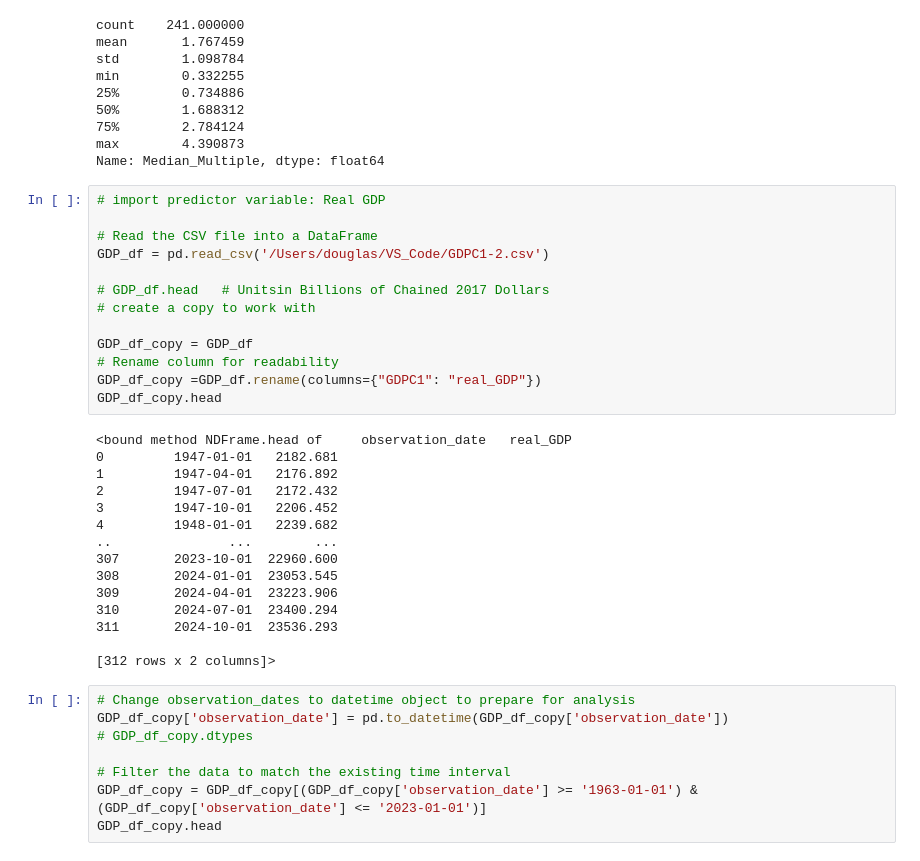
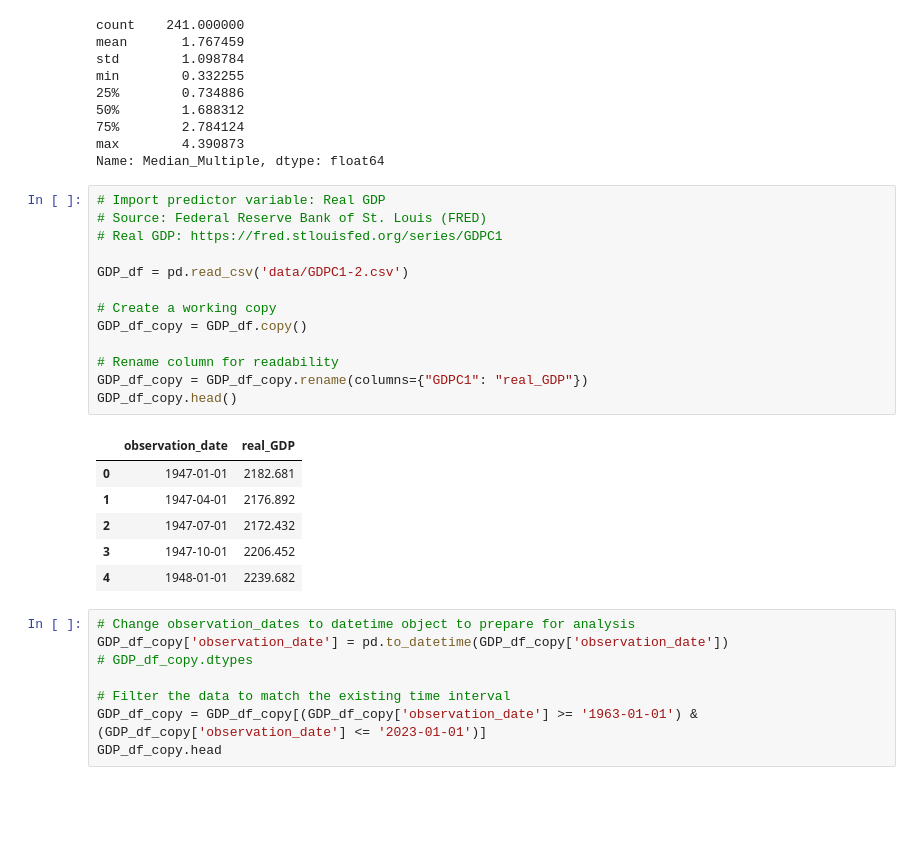
Before and after one commit to Djaser23/MM_GDP, a Jupyter notebook: MM_GDP.ipynb, the cells around one changed output. Drawn from its saved outputs; the diff is of its cells as text; blank space fills up the shorter version.

```diff
--- a/MM_GDP.ipynb
+++ b/MM_GDP.ipynb
@@ -270,33 +250,25 @@ min        0.332255
 max        4.390873
 Name: Median_Multiple, dtype: float64
 # %%
-# import predictor variable: Real GDP
+# Import predictor variable: Real GDP
+# Source: Federal Reserve Bank of St. Louis (FRED)
+# Real GDP: https://fred.stlouisfed.org/series/GDPC1
 
-# Read the CSV file into a DataFrame
-GDP_df = pd.read_csv('/Users/douglas/VS_Code/GDPC1-2.csv')
+GDP_df = pd.read_csv('data/GDPC1-2.csv')
 
-# GDP_df.head   # Unitsin Billions of Chained 2017 Dollars
-# create a copy to work with
+# Create a working copy
+GDP_df_copy = GDP_df.copy()
 
-GDP_df_copy = GDP_df
 # Rename column for readability
-GDP_df_copy =GDP_df.rename(columns={"GDPC1": "real_GDP"})
-GDP_df_copy.head
+GDP_df_copy = GDP_df_copy.rename(columns={"GDPC1": "real_GDP"})
+GDP_df_copy.head()
 # %% [output]
-<bound method NDFrame.head of     observation_date   real_GDP
-0         1947-01-01   2182.681
-1         1947-04-01   2176.892
-2         1947-07-01   2172.432
-3         1947-10-01   2206.452
-4         1948-01-01   2239.682
-..               ...        ...
-307       2023-10-01  22960.600
-308       2024-01-01  23053.545
-309       2024-04-01  23223.906
-310       2024-07-01  23400.294
-311       2024-10-01  23536.293
-
-[312 rows x 2 columns]>
+|  | observation_date | real_GDP |
+| 0 | 1947-01-01 | 2182.681 |
+| 1 | 1947-04-01 | 2176.892 |
+| 2 | 1947-07-01 | 2172.432 |
+| 3 | 1947-10-01 | 2206.452 |
+| 4 | 1948-01-01 | 2239.682 |
 # %%
 # Change observation_dates to datetime object to prepare for analysis
 GDP_df_copy['observation_date'] = pd.to_datetime(GDP_df_copy['observation_date'])
```
Also changed, not shown: parts of 10 cells of this notebook, 3 other files.
